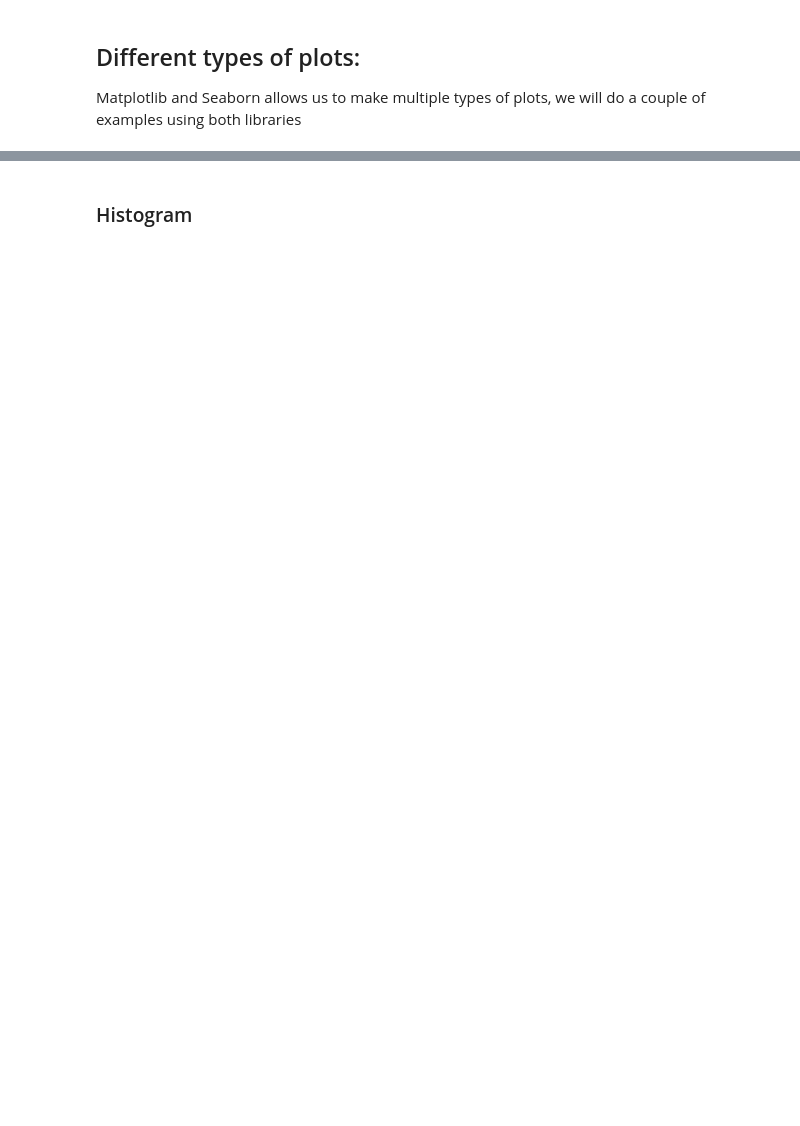
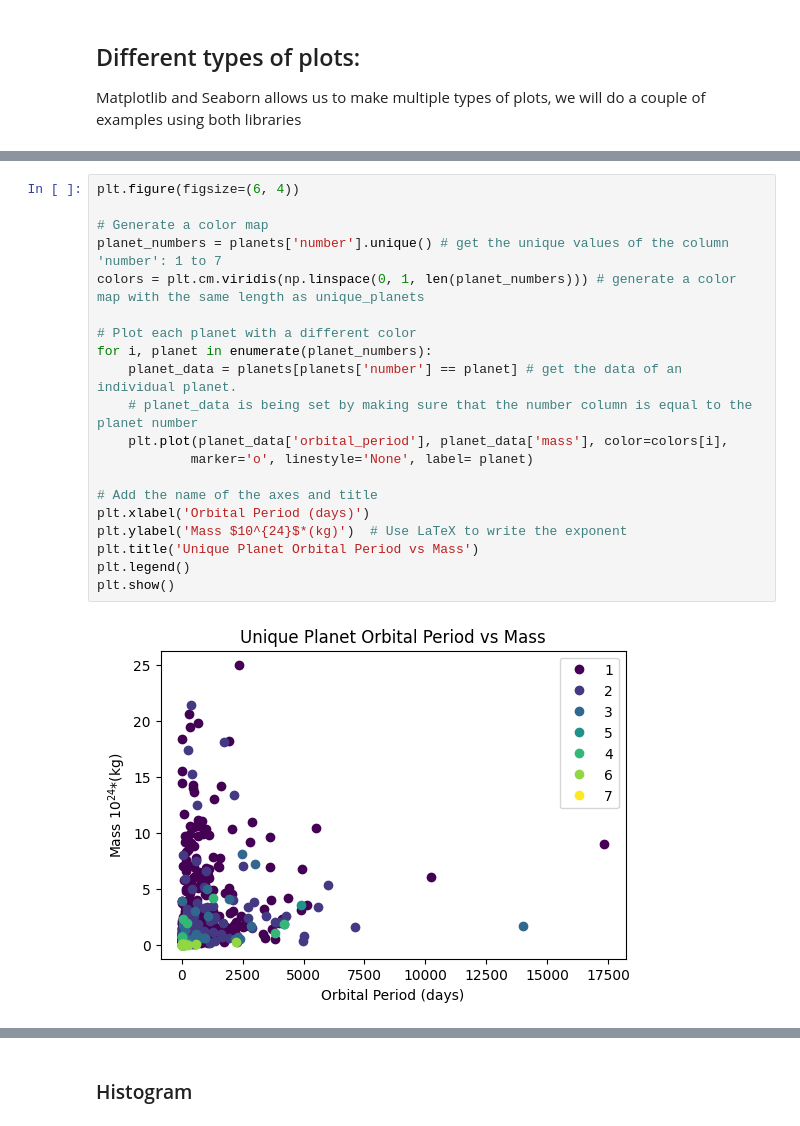
Before and after one commit to nicole-hucke/colab_test, a Jupyter notebook: lecture4_english.ipynb, the cells around one changed output, grey strips where cells are left out. Cells and saved outputs as stored; diff of their text form; blank space fills up the shorter version.

```diff
--- a/lecture4_english.ipynb
+++ b/lecture4_english.ipynb
@@ -246,0 +278,22 @@ Mencionar el twin axis
+# %%
+plt.figure(figsize=(6, 4))
+
+# Generate a color map
+planet_numbers = planets['number'].unique() # get the unique values of the column 'number': 1 to 7
+colors = plt.cm.viridis(np.linspace(0, 1, len(planet_numbers))) # generate a color map with the same length as unique_planets
+
+# Plot each planet with a different color
+for i, planet in enumerate(planet_numbers):
+    planet_data = planets[planets['number'] == planet] # get the data of an individual planet.
+    # planet_data is being set by making sure that the number column is equal to the planet number
+    plt.plot(planet_data['orbital_period'], planet_data['mass'], color=colors[i],
+            marker='o', linestyle='None', label= planet)
+
+# Add the name of the axes and title
+plt.xlabel('Orbital Period (days)')
+plt.ylabel('Mass $10^{24}$*(kg)')  # Use LaTeX to write the exponent
+plt.title('Unique Planet Orbital Period vs Mass')
+plt.legend()
+plt.show()
+# %% [output]
+[figure, added]
```
Also changed, not shown: parts of 35 cells of this notebook, 5 other files.
